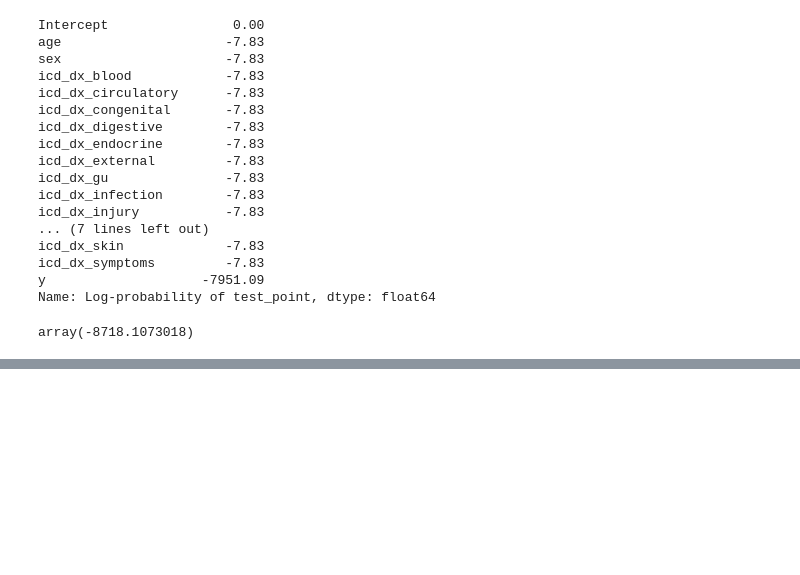
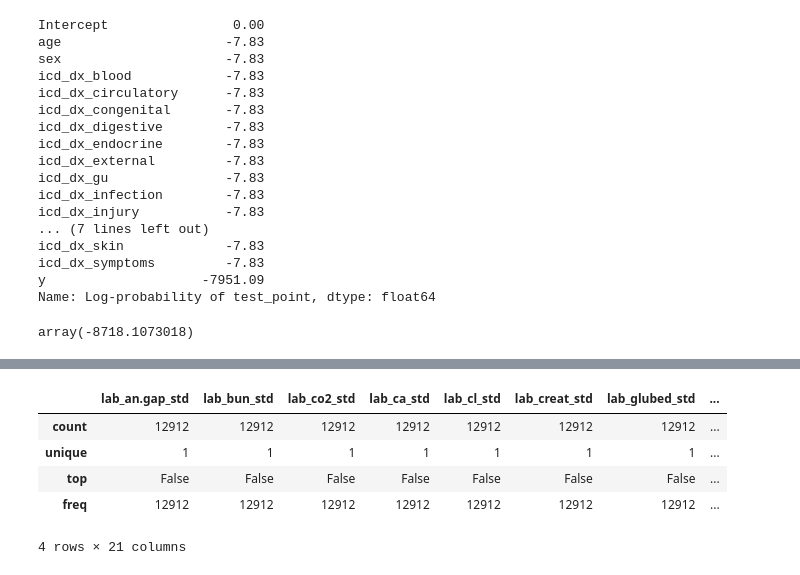
Before and after one commit to alvinjeffery/Bios8366_project, a Jupyter notebook: code/scratchpad.ipynb, the cells around one changed output, grey strips where cells are left out. Saved outputs shown, nothing was run; the diff lists cells and outputs as text; code cells hidden in the pictures; blank space fills up the shorter version.

```diff
--- a/code/scratchpad.ipynb
+++ b/code/scratchpad.ipynb
@@ -530,0 +718,15 @@ approx = pm.fit(n=10000, method='advi', model=model,
+# %%
+# select various different lab measures -- using all of them is redundant
+labs_median = list(train.columns[train.columns.str.contains('lab_.*_median')])
+labs_last = list(train.columns[train.columns.str.contains('lab_.*_last')]) + ['lab_systolic_median','lab_diastolic_median']
+labs_extremes = list(train.columns[train.columns.str.contains('lab_.*5p')])
+labs_var = list(train.columns[train.columns.str.contains('lab_.*_std')]) # redundancy analysis suggests this contains the most information not included in other variables
+# %%
+train[labs_var].isna().describe()
+# %% [output]
+|  | lab_an.gap_std | lab_bun_std | lab_co2_std | lab_ca_std | lab_cl_std | lab_creat_std | lab_glubed_std | ... |
+| count | 12912 | 12912 | 12912 | 12912 | 12912 | 12912 | 12912 | ... |
+| unique | 1 | 1 | 1 | 1 | 1 | 1 | 1 | ... |
+| top | False | False | False | False | False | False | False | ... |
+| freq | 12912 | 12912 | 12912 | 12912 | 12912 | 12912 | 12912 | ... |
+4 rows × 21 columns
```
Also changed, not shown: parts of 17 cells of this notebook, 2 other files.
